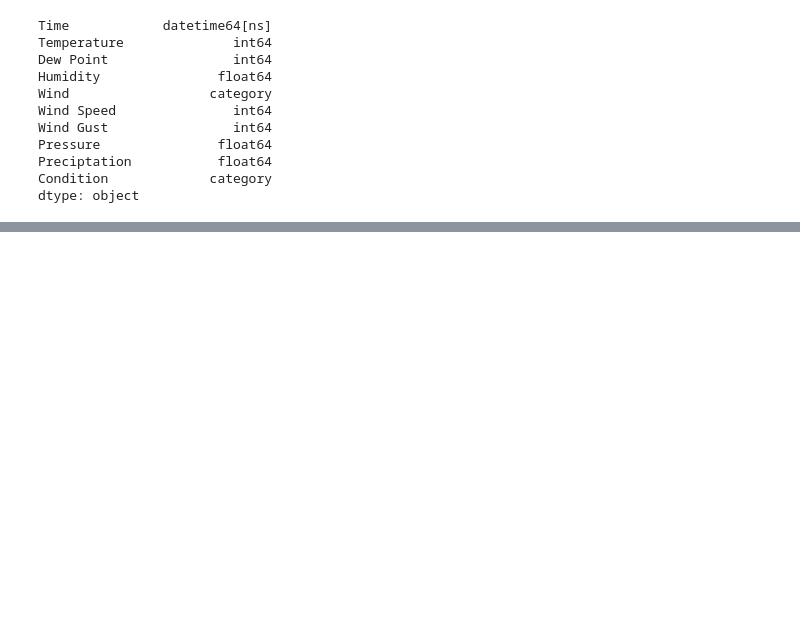
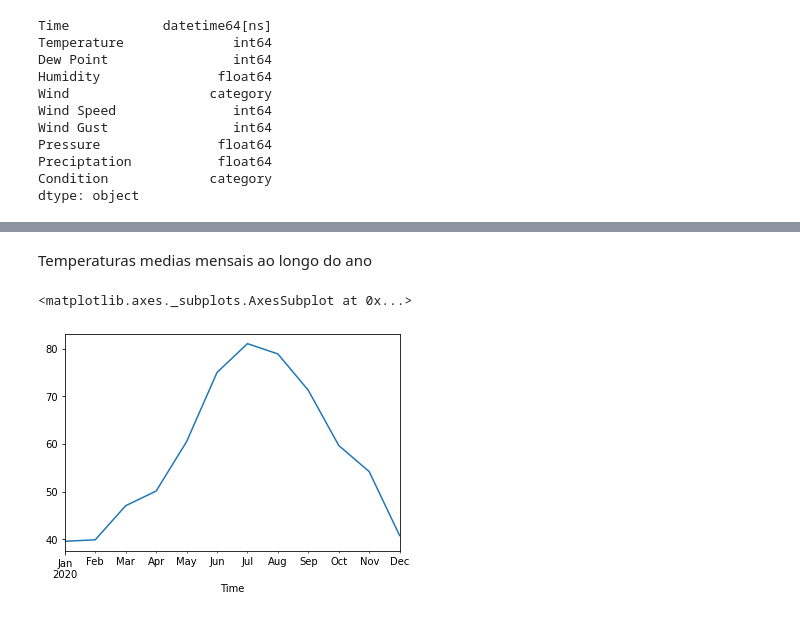
Before and after one commit to pedrohcaminha/projeto1DS, a Jupyter notebook: projeto_1.ipynb, the cells around one changed output, grey strips where cells are left out. Saved outputs shown, nothing was run; the diff lists cells and outputs as text; code cells hidden in the pictures; blank space fills up the shorter version.

```diff
--- a/projeto_1.ipynb
+++ b/projeto_1.ipynb
@@ -267,0 +286,7 @@ dtype: object
+# %% [markdown]
+Temperaturas medias mensais ao longo do ano
+# %%
+data.resample('M', on='Time').mean()['Temperature'].plot()
+# %% [output]
+<matplotlib.axes._subplots.AxesSubplot at 0x...>
+[figure, added]
```
Also changed, not shown: parts of 29 cells of this notebook.
